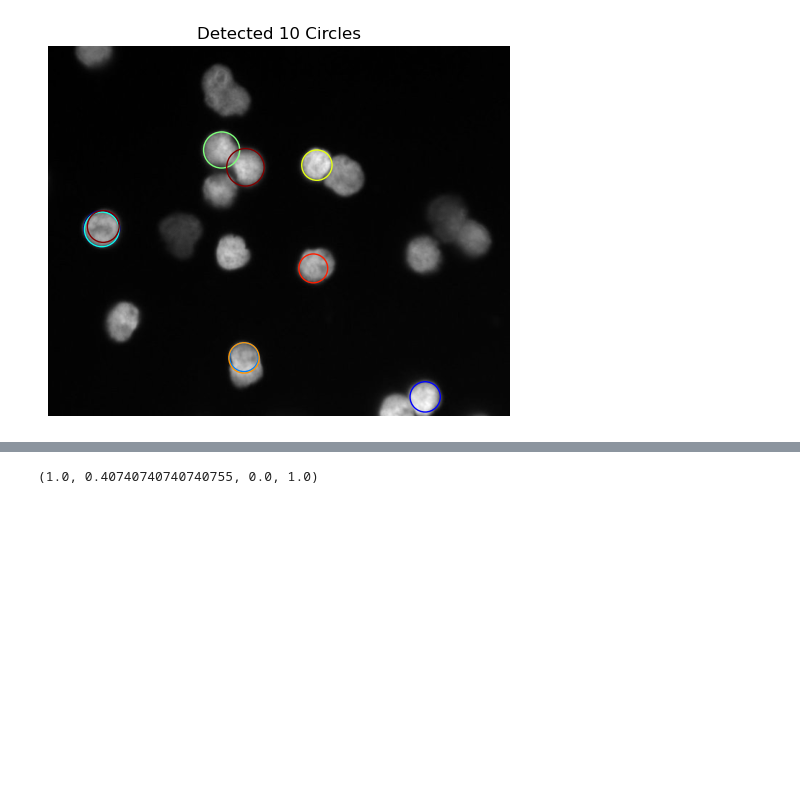
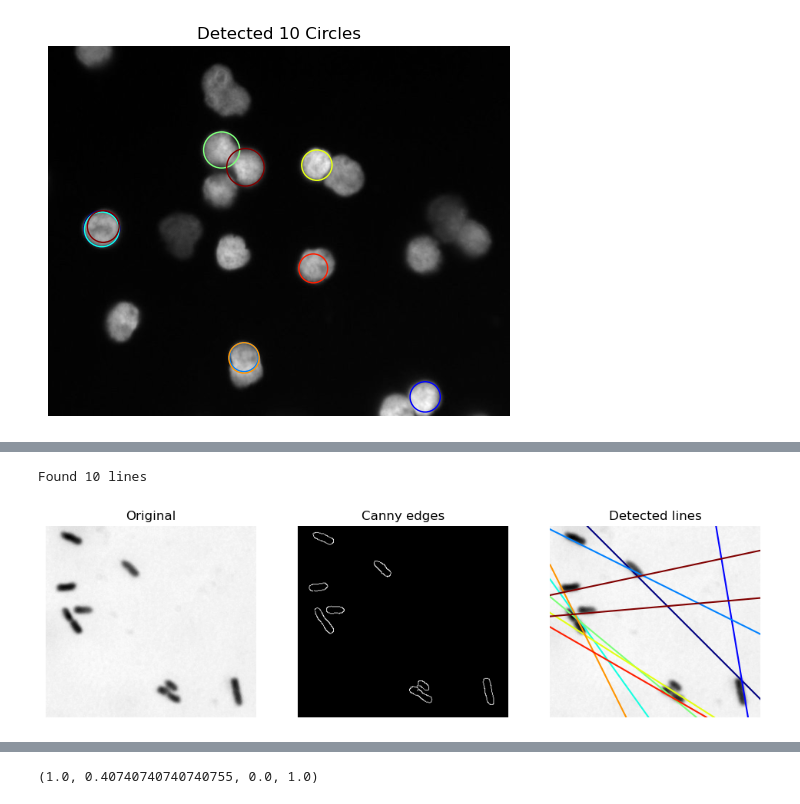
Before and after one commit to TranslationalML/course-image-analysis, a Jupyter notebook: module2/feature_extraction.ipynb, the cells around one changed output, grey strips where cells are left out. Drawn from its saved outputs; the diff is of its cells as text; code cells hidden in the pictures; blank space fills up the shorter version.

```diff
--- a/module2/feature_extraction.ipynb
+++ b/module2/feature_extraction.ipynb
@@ -112,0 +148,45 @@ Detected 10 circles
+# %%
+# example adapted from skimage doc
+
+
+# First detect edges to make our life easier - Hough transform is sensitive to noise
+edges=canny(img)
+
+# Define the range of angles to search for lines. If we have a priori information about the orientation of the lines
+# we are interested in, we could restrict the search range
+search_angles = np.linspace(-np.pi / 2, np.pi / 2, 360, endpoint=False)
+
+# Run the Hough transform
+houghspace, houghangles, houghdistances = hough_line(edges, theta=search_angles)
+
+# Find the most prominent lines
+peaks = hough_line_peaks(houghspace, houghangles, houghdistances, min_distance=20,min_angle=20)
+n_peaks=len(peaks[0])
+print(f'Found {n_peaks} lines')
+
+# Overlay the detected lines on the image
+fig, axes = plt.subplots(1, 3, figsize=(12, 6))
+ax = axes.ravel()
+
+ax[0].imshow(img, cmap='gray')
+ax[0].set_title('Original')
+ax[0].set_axis_off()
+
+ax[1].imshow(edges, cmap='gray')
+ax[1].set_title('Canny edges')
+ax[1].set_axis_off()
+
+ax[2].imshow(img,cmap='gray')
+ax[2].set_xlim((0,img.shape[1]))
+ax[2].set_ylim((img.shape[0], 0))
+ax[2].set_axis_off()
+ax[2].set_title('Detected lines')
+
+for i, (_, angle, dist) in enumerate(zip(*peaks)):
+    (x0, y0) = dist * np.array([np.cos(angle), np.sin(angle)])
+    ax[2].axline((x0, y0), slope=np.tan(angle + np.pi / 2), color=cm(i/(n_peaks-2)))
+
+plt.show()
+# %% [output]
+Found 10 lines
+[figure, added]
```
Also changed, not shown: parts of 10 cells of this notebook, 2 other files.
